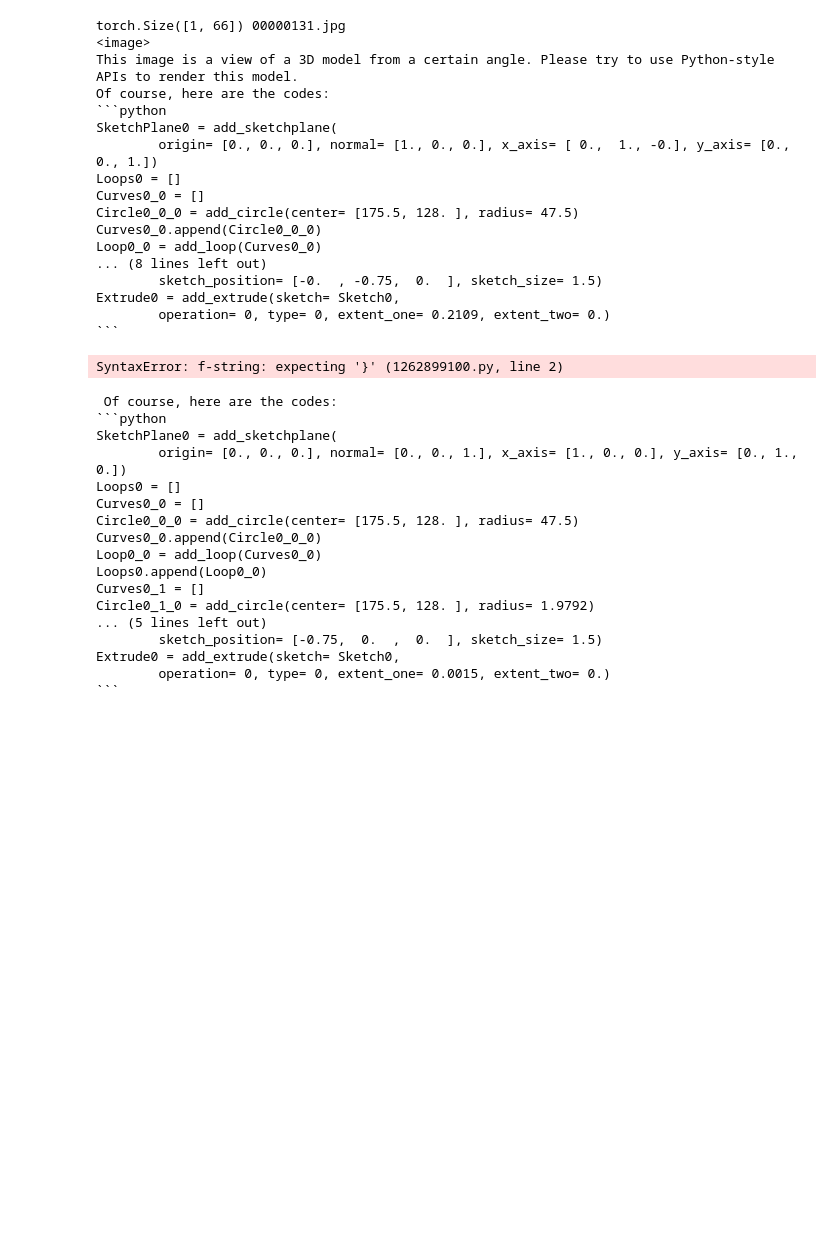
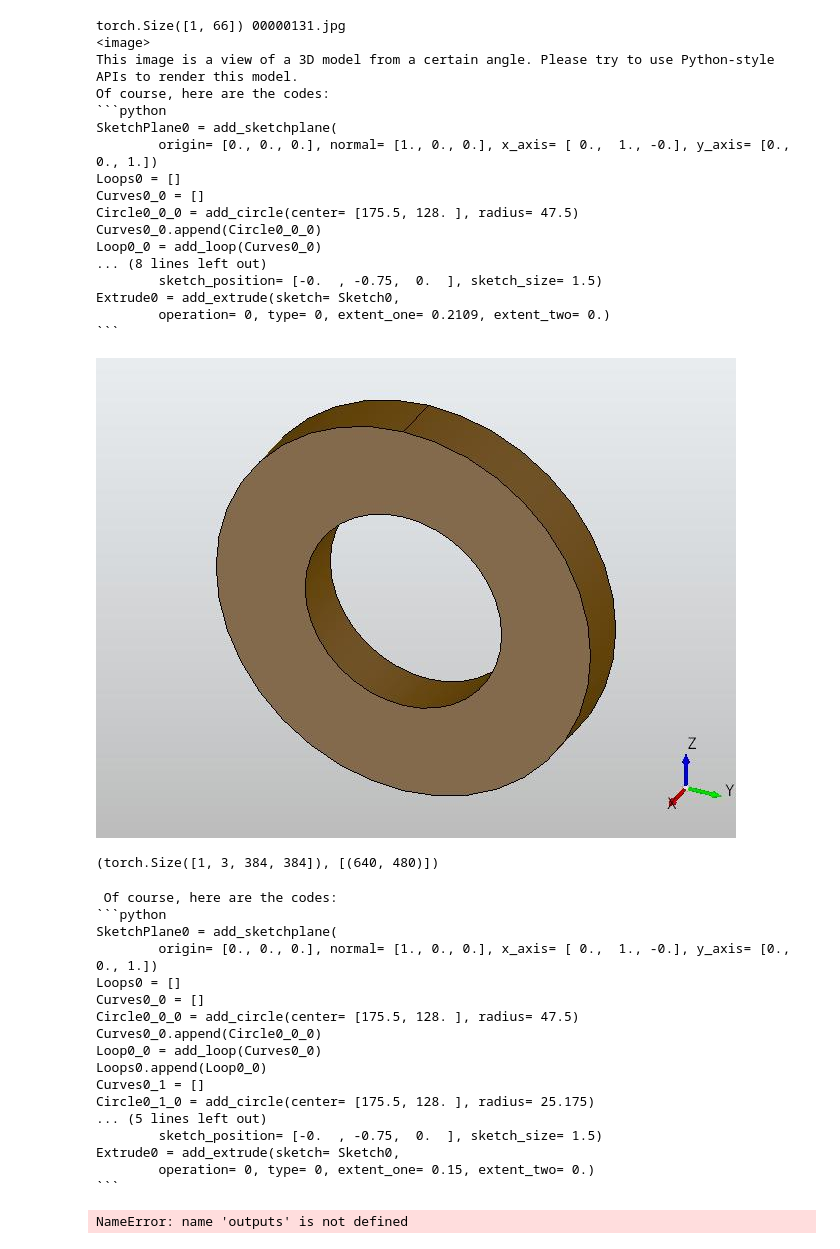
Before and after one commit to cm8908/TinyLLaVA_CAD, a Jupyter notebook: test-openecad-2.4b.ipynb, the cells around one changed output. Drawn from its saved outputs; the diff is of its cells as text; code cells hidden in the pictures; blank space fills up the shorter version.

Commit message:
[update] quickstart - exec code & visualize

````diff
--- a/test-openecad-2.4b.ipynb
+++ b/test-openecad-2.4b.ipynb
@@ -64,16 +55,17 @@ Extrude0 = add_extrude(sketch= Sketch0,
 ```
 # %%
 # 이미지 파일 경로
-image_path = f'dataset/openecad/images_3d/{image_file}'
+image_path = f'dataset/openecad/images_3d/cad_image/{image_file}'
 image = Image.open(image_path).convert('RGB')
 display(image)  # Jupyter notebook에서 이미지 출력
 
 image_tensor = image_processor(image)  # 이미지 전처리(텐서화)
 image_tensors = image_tensor.unsqueeze(0).half().cuda()
 image_sizes = [image.size]
 image_tensors.shape, image_sizes
 # %% [output]
+[figure, added]
-SyntaxError: f-string: expecting '}' (1262899100.py, line 2)
+(torch.Size([1, 3, 384, 384]), [(640, 480)])
 # %%
 temperature = 0.2   # temperature가 높으면 더 다양한 문장이 생성됨, 낮으면 더 일관된 문장이 생성됨
 output_ids = model.generate(inputs=input_ids,  # input token
@@ -92,7 +84,7 @@ print(outputs[0], file=open('output_example.md', 'w'))  # `output_example.md`라
  Of course, here are the codes:
 ```python
 SketchPlane0 = add_sketchplane(
-        origin= [0., 0., 0.], normal= [0., 0., 1.], x_axis= [1., 0., 0.], y_axis= [0., 1., 0.])
+        origin= [0., 0., 0.], normal= [1., 0., 0.], x_axis= [ 0.,  1., -0.], y_axis= [0., 0., 1.])
 Loops0 = []
 Curves0_0 = []
 Circle0_0_0 = add_circle(center= [175.5, 128. ], radius= 47.5)
@@ -100,9 +92,23 @@ Curves0_0.append(Circle0_0_0)
 Loop0_0 = add_loop(Curves0_0)
 Loops0.append(Loop0_0)
 Curves0_1 = []
-Circle0_1_0 = add_circle(center= [175.5, 128. ], radius= 1.9792)
+Circle0_1_0 = add_circle(center= [175.5, 128. ], radius= 25.175)
 ... (5 lines left out)
-        sketch_position= [-0.75,  0.  ,  0.  ], sketch_size= 1.5)
+        sketch_position= [-0.  , -0.75,  0.  ], sketch_size= 1.5)
 Extrude0 = add_extrude(sketch= Sketch0,
-        operation= 0, type= 0, extent_one= 0.0015, extent_two= 0.)
+        operation= 0, type= 0, extent_one= 0.15, extent_two= 0.)
 ```
+# %%
+from pythonocc_operator.py2step import show
+
+# python code로 저장
+py_path = 'output_example.py'
+file = open(py_path, 'w')
+for s in outputs[0].split('\n')[2:-1]:
+    file.write(s+'\n')
+file.close()
+
+# OCC GUI로 출력 (window pop-up)
+show(py_path)
+# %% [output]
+NameError: name 'outputs' is not defined
````
Also changed, not shown: parts of 1 cell of this notebook, 2 other files.
